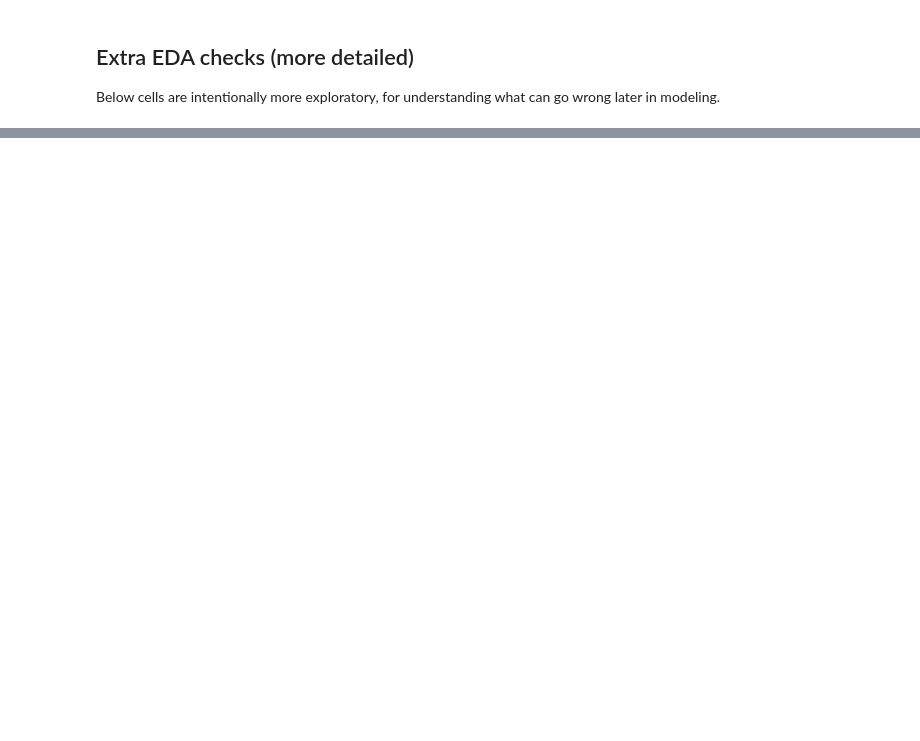
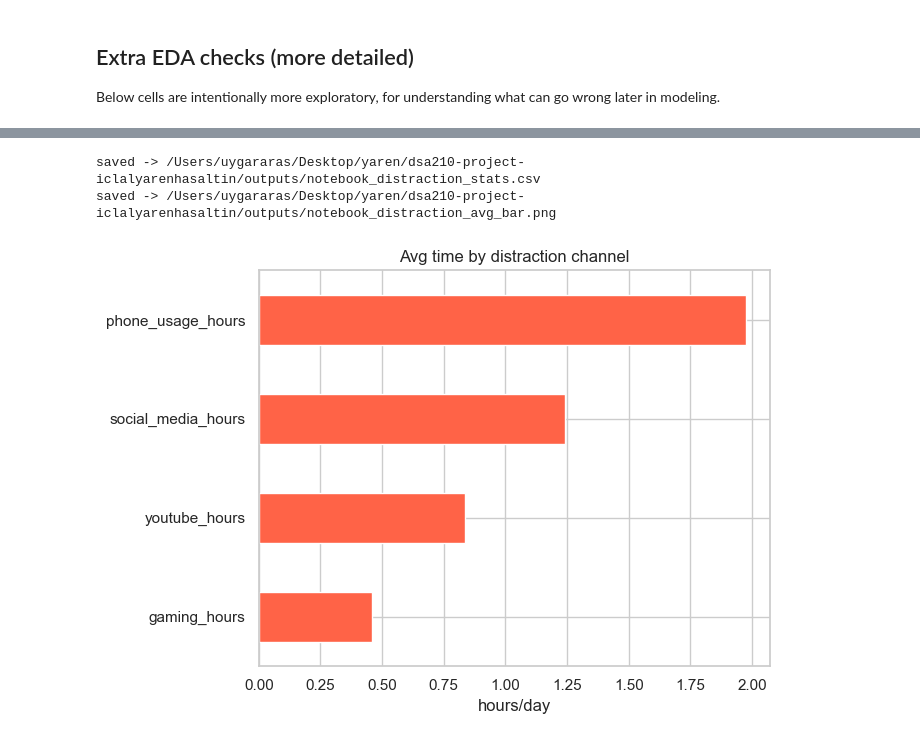
Before and after one commit to yarenhasaltin/dsa210-project-iclalyarenhasaltin, a Jupyter notebook: notebooks/01_eda_and_hypothesis_tests.ipynb, the cells around one changed output, grey strips where cells are left out. Saved outputs shown, nothing was run; the diff lists cells and outputs as text; code cells hidden in the pictures; blank space fills up the shorter version.

Commit message:
Expand EDA notebook with deeper analysis and executed outputs
Made-with: Cursor

```diff
--- a/notebooks/01_eda_and_hypothesis_tests.ipynb
+++ b/notebooks/01_eda_and_hypothesis_tests.ipynb
@@ -181,0 +269,17 @@ print('saved -> outputs/notebook_hypothesis_tests.csv')
+# %%
+# helpers for saving notebook plots/tables
+NB_OUT = os.path.join(PROJECT_ROOT, 'outputs')
+os.makedirs(NB_OUT, exist_ok=True)
+
+sns.set_theme(style='whitegrid')
+
+
+def nb_savefig(name):
+    path = os.path.join(NB_OUT, name)
+    plt.tight_layout()
+    plt.savefig(path, dpi=140, bbox_inches='tight')
+    print('saved ->', path)
+
+
+def display_head(df_like, n=10):
+    return df_like.head(n) if hasattr(df_like, 'head') else df_like
@@ -181,0 +356,18 @@ print('saved -> outputs/notebook_hypothesis_tests.csv')
+# %%
+# 11) stacked distraction composition stats
+dist_cols = [c for c in DIGITAL_DISTRACTION_FEATURES if c in df.columns]
+if dist_cols:
+    dist_stats = df[dist_cols].describe().T[['mean', 'std', 'min', 'max']]
+    dist_stats.to_csv(os.path.join(NB_OUT, 'notebook_distraction_stats.csv'))
+    print('saved ->', os.path.join(NB_OUT, 'notebook_distraction_stats.csv'))
+
+    plt.figure(figsize=(7, 5))
+    dist_stats['mean'].sort_values().plot(kind='barh', color='tomato')
+    plt.title('Avg time by distraction channel')
+    plt.xlabel('hours/day')
+    nb_savefig('notebook_distraction_avg_bar.png')
+    plt.show()
+# %% [output]
+saved -> /Users/uygararas/Desktop/yaren/dsa210-project-iclalyarenhasaltin/outputs/notebook_distraction_stats.csv
+saved -> /Users/uygararas/Desktop/yaren/dsa210-project-iclalyarenhasaltin/outputs/notebook_distraction_avg_bar.png
+[figure, added]
```
Also changed, not shown: parts of 32 cells of this notebook.
